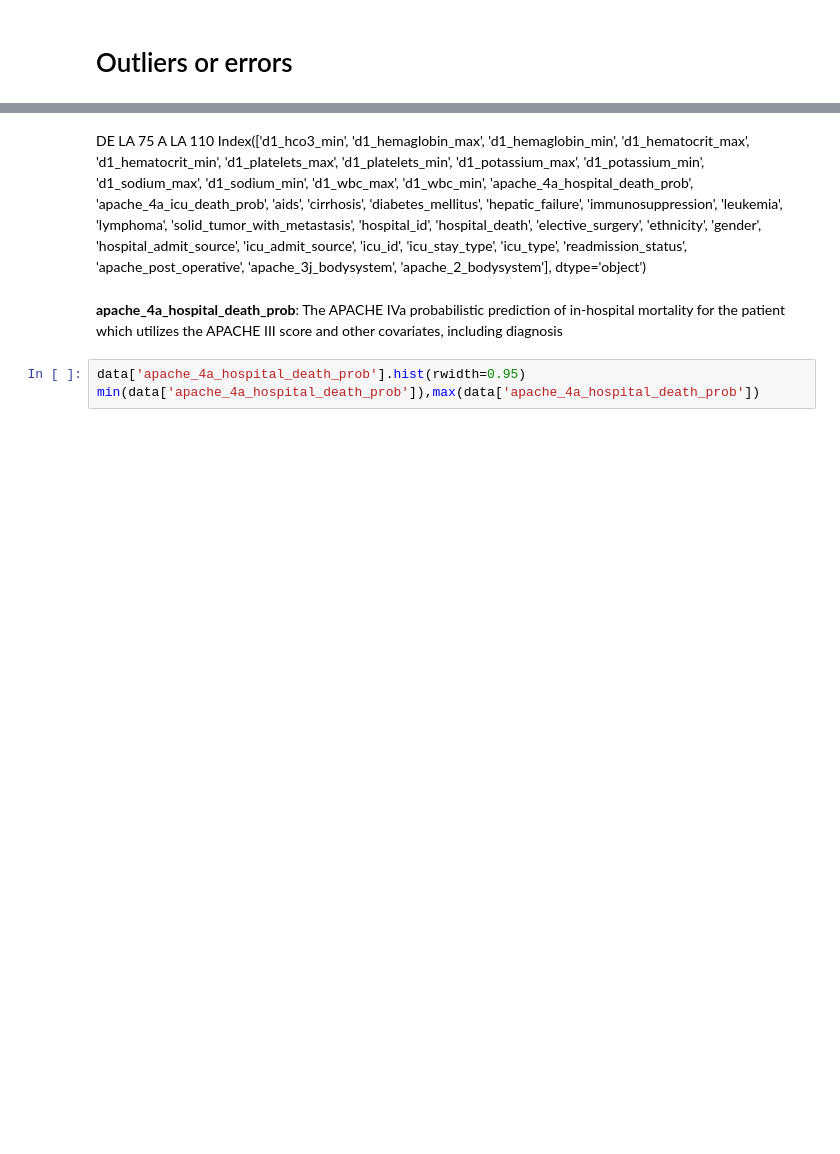
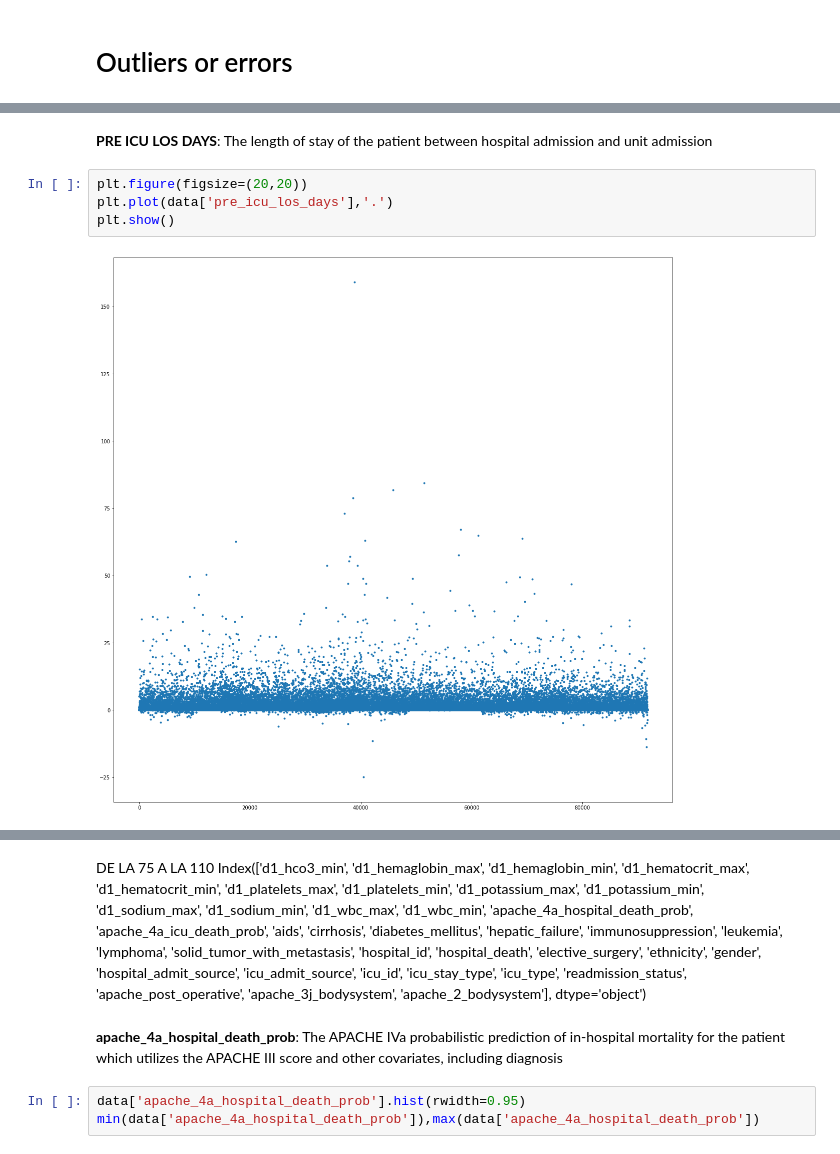
Before and after one commit to amsc101/ICU, a Jupyter notebook: ICU_Mortality_preprocessing.ipynb, the cells around one changed output, grey strips where cells are left out. Saved outputs shown, nothing was run; the diff lists cells and outputs as text; blank space fills up the shorter version.

```diff
--- a/ICU_Mortality_preprocessing.ipynb
+++ b/ICU_Mortality_preprocessing.ipynb
@@ -101,0 +167,8 @@ See the caveats in the documentation: https://pandas.pydata.org/pandas-docs/stab
+# %% [markdown]
+**PRE ICU LOS DAYS**: The length of stay of the patient between hospital admission and unit admission
+# %%
+plt.figure(figsize=(20,20))
+plt.plot(data['pre_icu_los_days'],'.')
+plt.show()
+# %% [output]
+[figure, added]
```
Also changed, not shown: parts of 53 cells of this notebook.
